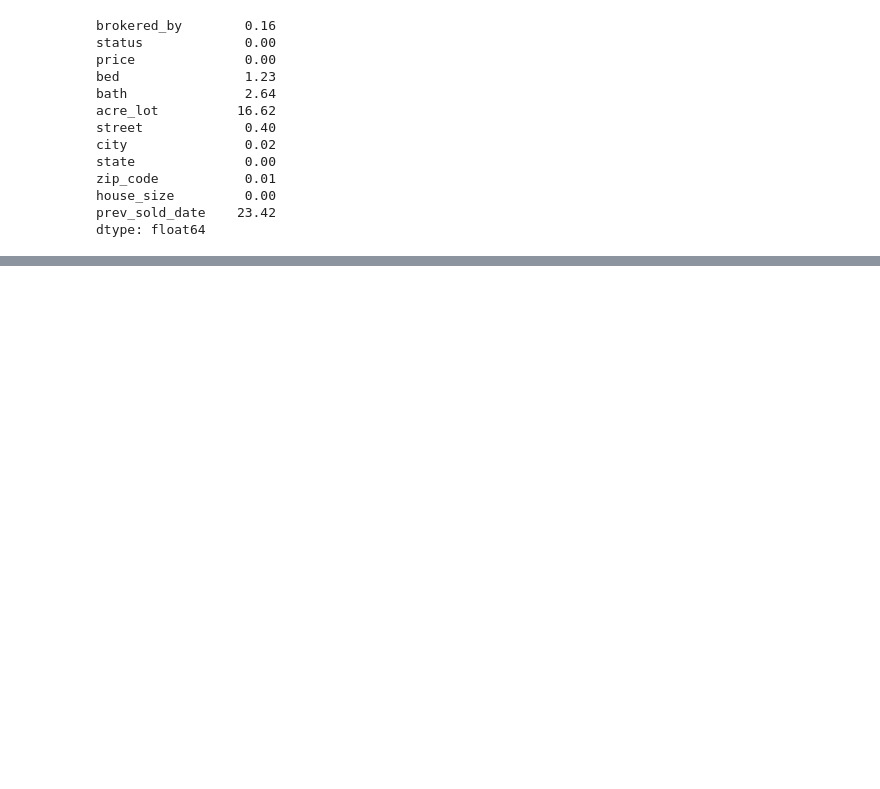
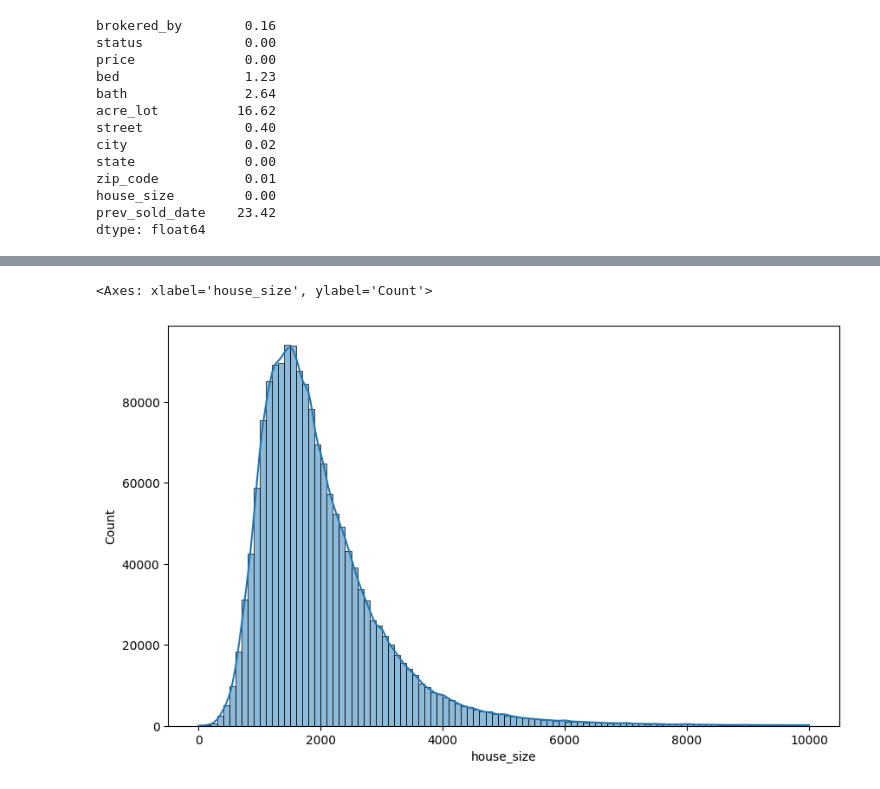
Before and after one commit to abdonrb/Real_state_ML, a Jupyter notebook: notebooks/Eda.ipynb, the cells around one changed output, grey strips where cells are left out. Cells and saved outputs as stored; diff of their text form; code cells hidden in the pictures; blank space fills up the shorter version.

```diff
--- a/notebooks/Eda.ipynb
+++ b/notebooks/Eda.ipynb
@@ -244,0 +277,9 @@ analyzer_house.plot_numeric()
+# %%
+plt.figure(figsize=(10,6))
+sns.histplot(
+    filtered['house_size'],
+    bins=100,
+    kde=True);
+# %% [output]
+<Axes: xlabel='house_size', ylabel='Count'>
+[figure, added]
```
Also changed, not shown: parts of 50 cells of this notebook, 1 other file.
